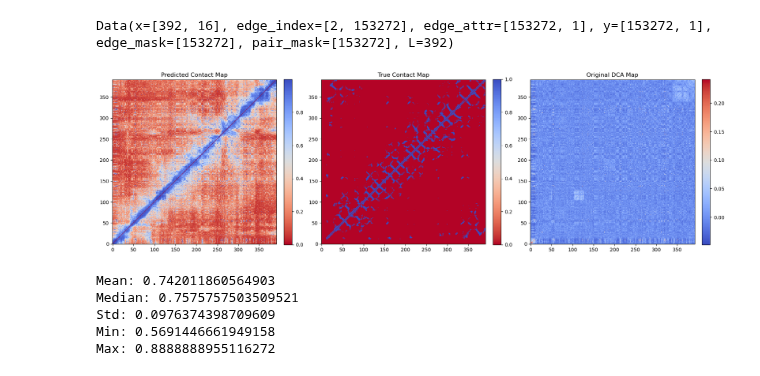
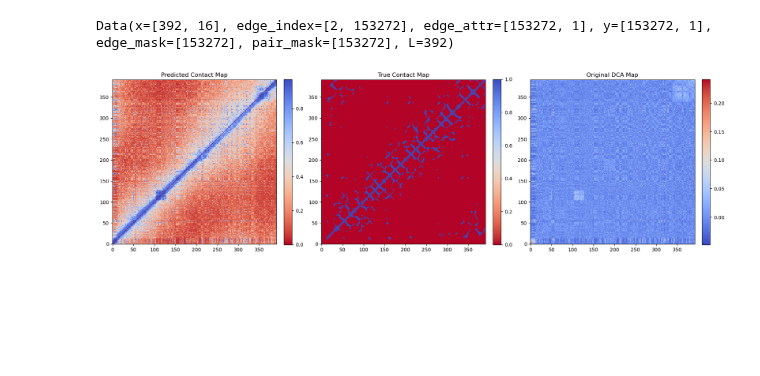
Before and after one commit to Fabiog17/Internship, a Jupyter notebook: GNN_contacts.ipynb, the cells around one changed output. Saved outputs shown, nothing was run; the diff lists cells and outputs as text; code cells hidden in the pictures; blank space fills up the shorter version.

```diff
--- a/GNN_contacts.ipynb
+++ b/GNN_contacts.ipynb
@@ -303,10 +300,12 @@ optimizer = torch.optim.Adam(model.parameters(), lr=0.01)
 train_losses = []
 val_losses = []
 
-for epoch in range(500):
+for epoch in range(200):
 
     model.train()
 
+    total_loss = 0.0
+    total_edges = 0
     for batch in train_loader:
 
         batch = batch.to(device)
@@ -321,10 +320,14 @@ for epoch in range(500):
 
         loss = loss_fn(pred_logits[mask], true_contacts[mask])
 
+        n_edges = mask.sum().item()
+        total_loss += loss.item() * n_edges
+        total_edges += n_edges
+
         loss.backward()
         optimizer.step()
 
-    train_loss = average_loss(model, train_loader, loss_fn, device)
+    train_loss = total_loss / max(total_edges, 1)
     val_loss = average_loss(model, test_loader, loss_fn, device)
 
     train_losses.append(train_loss)
@@ -364,7 +367,7 @@ plt.show()
 #loader = DataLoader([train_loader.dataset[10]], batch_size=1)
 # loader = DataLoader([test_data[2]], batch_size=1)
 # batch = next(iter(loader)).to(device)
-k=0.5
+k=2
 
 prec=[]
 prec_dca=[]
@@ -616,7 +619,7 @@ def graph_to_matrix(data, values):
 
     return mat
 # %%
-pos=25
+pos=34
 
 
 i=0
@@ -632,44 +635,31 @@ print(batch)
 
 mask = batch.edge_mask & batch.pair_mask
 
 scores = torch.sigmoid(pred_logits.squeeze(-1))
 pred_contact_map = graph_to_matrix(batch, scores.cpu())
 true_contact_map = graph_to_matrix(batch, batch.y.cpu())
 original_dca_map = graph_to_matrix(batch, batch.edge_attr.cpu())
 
 
 fig, axes = plt.subplots(1, 3, figsize=(18, 6))  # 1 row, 3 columns
 
 # --- Predicted Distance Map ---
 im0 = axes[0].imshow(pred_contact_map, cmap='coolwarm_r', origin='lower')
 axes[0].set_title("Predicted Contact Map")
 plt.colorbar(im0, ax=axes[0], fraction=0.046, pad=0.04)
 
 # --- True Distance Map ---
 im1 = axes[1].imshow(true_contact_map, cmap='coolwarm_r', origin='lower')
 axes[1].set_title("True Contact Map")
 plt.colorbar(im1, ax=axes[1], fraction=0.046, pad=0.04)
 
 # --- Original DCA Map ---
 im2 = axes[2].imshow(original_dca_map, cmap='coolwarm', origin='lower')
 axes[2].set_title("Original DCA Map")
 plt.colorbar(im2, ax=axes[2], fraction=0.046, pad=0.04)
 
 plt.tight_layout()
 plt.show()
 # %% [output]
 Data(x=[392, 16], edge_index=[2, 153272], edge_attr=[153272, 1], y=[153272, 1], edge_mask=[153272], pair_mask=[153272], L=392)
-[figure, old version]
+[figure, new version]
-# %%
-k=6.0
-print("Mean:", np.mean(results[k]))
-print("Median:", np.median(results[k]))
-print("Std:", np.std(results[k]))
-print("Min:", np.min(results[k]))
-print("Max:", np.max(results[k]))
-# %% [output]
-Mean: 0.742011860564903
-Median: 0.7575757503509521
-Std: 0.0976374398709609
-Min: 0.5691446661949158
-Max: 0.8888888955116272
```
Also changed, not shown: parts of 10 cells of this notebook, 9 other files.
